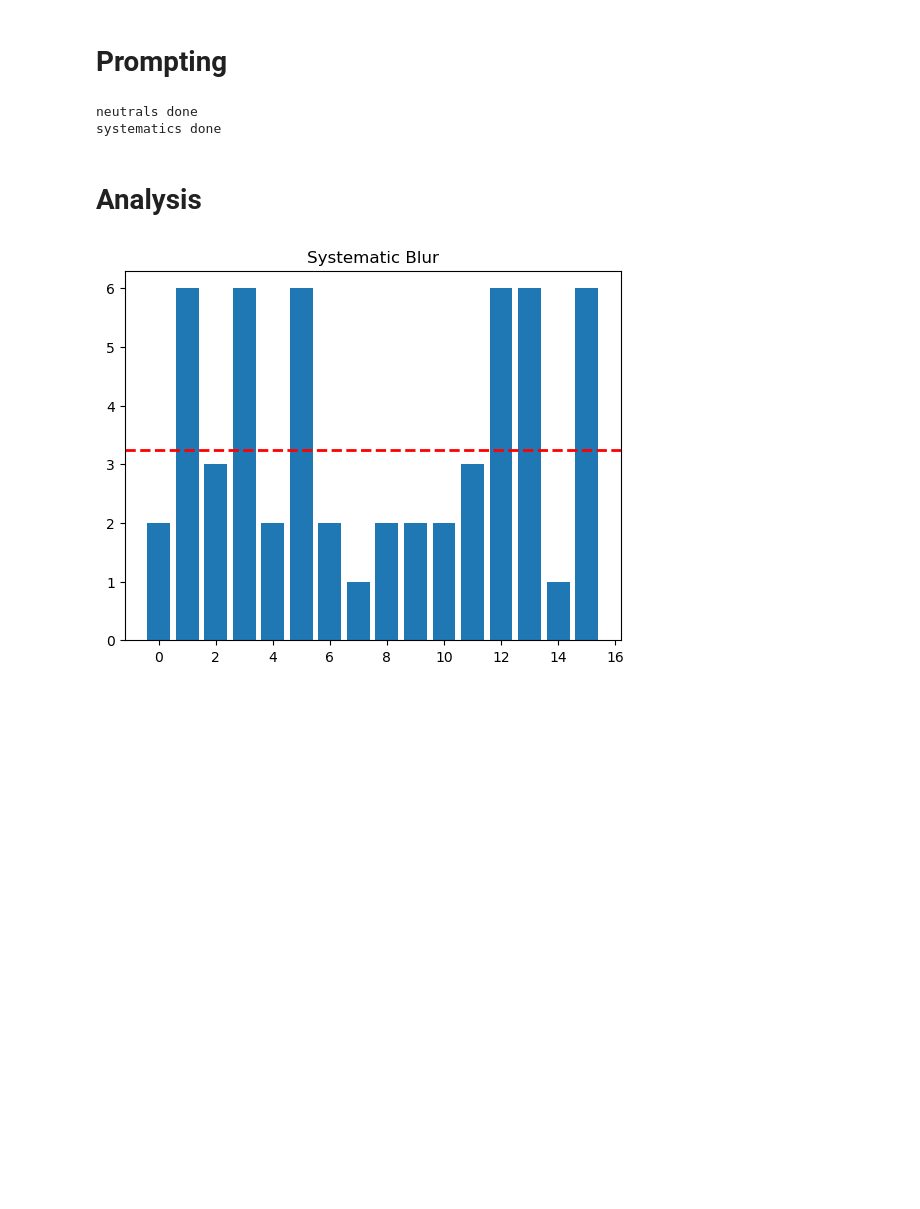
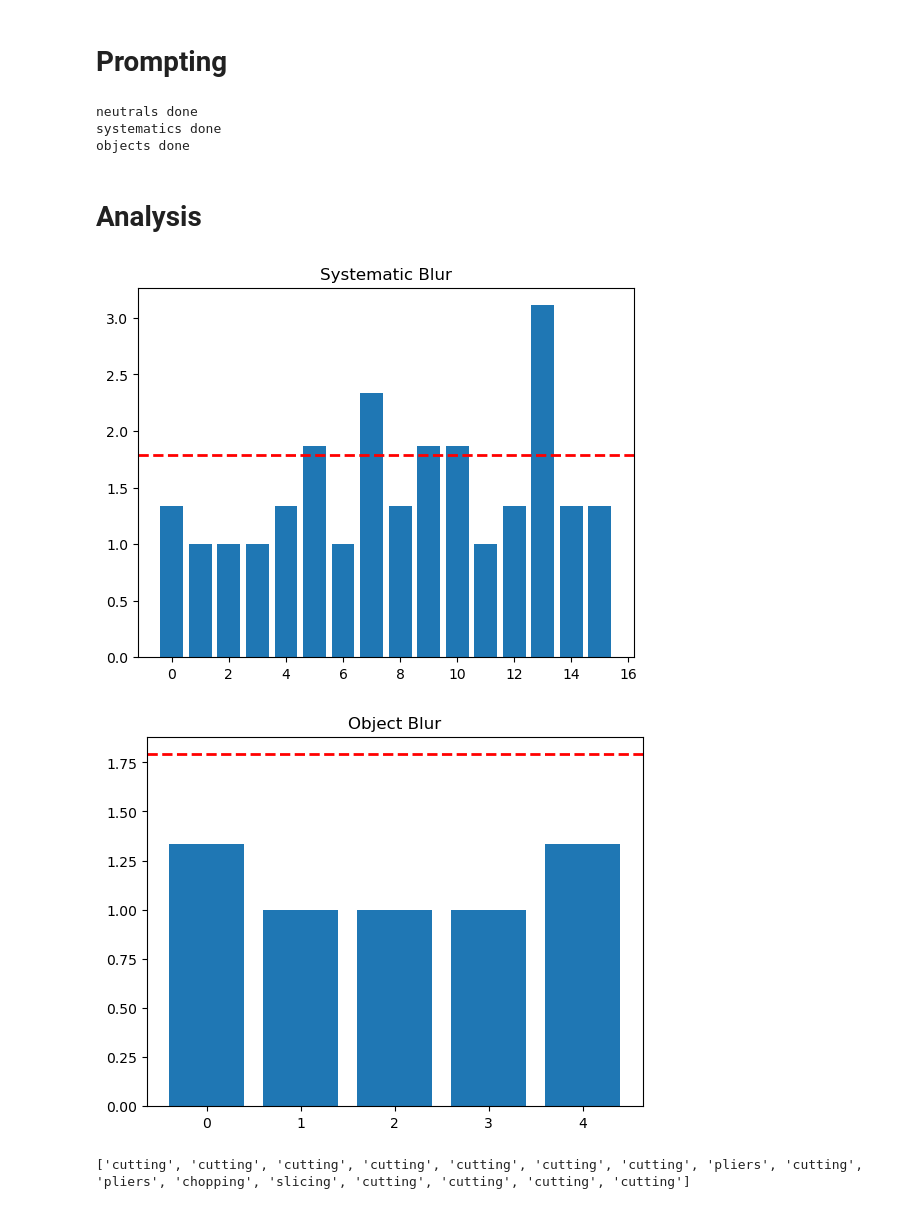
Before and after one commit to afie1d/hrc-uncertainty, a Jupyter notebook: src/main.ipynb, the cells around one changed output. Saved outputs shown, nothing was run; the diff lists cells and outputs as text; code cells hidden in the pictures; blank space fills up the shorter version.

```diff
--- a/src/main.ipynb
+++ b/src/main.ipynb
@@ -50,7 +56,7 @@ ans_diff_reasons = ["low quality image",
 # %%
 json_file = '/home/fieldaj1/thesis/data/VQA2.0/VQA_ans_diff_train.json'
 
-img_path = '/home/fieldaj1/thesis/data/VQA2.0/img/COCO_train2014_000000222629.jpg'
+img_path = '/home/fieldaj1/thesis/data/VQA2.0/img/COCO_train2014_000000001084.jpg'
 img = cv2.imread(img_path)
 image_rgb = cv2.cvtColor(img, cv2.COLOR_BGR2RGB)
 
@@ -76,22 +82,18 @@ def write_images(imgs, path_name, suffix):
 
     return paths
 # %%
-num_perturbations = 4
+num_perturbations = 8
 
 non_sems = non_semantic_transform(img)
 non_sem_paths = write_images(non_sems, "../data/out/nsem", ".jpg")
-
-# randoms = random_blur(img)
-# randoms_perturbed = [non_semantic_transform(r, n=num_perturbations) for r in randoms]
-# random_paths = [write_images(imgs, f"../data/out/rand-{j}-", ".jpg") for j, imgs in enumerate(randoms_perturbed)]
 
 systematics = systematic_blur(img)
 systematics_perturbed = [non_semantic_transform(s, n=num_perturbations) for s in systematics]
 systematic_paths = [write_images(imgs, f"../data/out/rand-{j}-", ".jpg") for j, imgs in enumerate(systematics_perturbed)]
 
-# objects = object_blur(img, det_model)
-# objects_perturbed = [non_semantic_transform(o, n=num_perturbations) for o in objects]
-# object_paths = [write_images(imgs, f"../data/out/rand-{j}-", ".jpg") for j, imgs in enumerate(objects_perturbed)]
+objects = object_blur(img, det_model)
+objects_perturbed = [non_semantic_transform(o, n=num_perturbations) for o in objects]
+object_paths = [write_images(imgs, f"../data/out/rand-{j}-", ".jpg") for j, imgs in enumerate(objects_perturbed)]
 # %%
 def pic_grid(imgs):
     fig, axes = plt.subplots(4, 4, figsize=(8, 8))
@@ -115,36 +118,34 @@ Systematic blur
 # %%
 neutral_responses = prompt_InstructBlip(non_sem_paths, len(non_sem_paths) * [prompt], processor, model)
 print('neutrals done')
-# random_responses = [prompt_InstructBlip(imgs, len(imgs) * [prompt], processor, model) for imgs in random_paths]
-# print('randoms done')
 systematic_responses = [prompt_InstructBlip(imgs, len(imgs) * [prompt], processor, model) for imgs in systematic_paths]
 print('systematics done')
-# object_responses = [prompt_InstructBlip(imgs, len(imgs) * [prompt], processor, model) for imgs in object_paths]
-# print('objects done')
+object_responses = [prompt_InstructBlip(imgs, len(imgs) * [prompt], processor, model) for imgs in object_paths]
+print('objects done')
 # %% [output]
 neutrals done
 systematics done
+objects done
 # %% [markdown]
 # Analysis
 # %%
 neutral_score = uncertainty_score(neutral_responses)
-# random_scores = [uncertainty_score(r) for r in random_responses]
 systematic_scores = [uncertainty_score(s) for s in systematic_responses]
-# object_scores = [uncertainty_score(o) for o in object_responses]
+object_scores = [uncertainty_score(o) for o in object_responses]
 # %%
-# plt.bar(range(len(random_scores)), random_scores)
-# plt.axhline(y=neutral_score, color='red', linestyle='--', linewidth=2)
-# plt.title('Random Blur')
-# plt.show()
-
 plt.bar(range(len(systematic_scores)), systematic_scores)
 plt.axhline(y=neutral_score, color='red', linestyle='--', linewidth=2)
 plt.title('Systematic Blur')
 plt.show()
 
-# plt.bar(range(len(object_scores)), object_scores)
-# plt.axhline(y=neutral_score, color='red', linestyle='--', linewidth=2)
-# plt.title('Object Blur')
-# plt.show()
+plt.bar(range(len(object_scores)), object_scores)
+plt.axhline(y=neutral_score, color='red', linestyle='--', linewidth=2)
+plt.title('Object Blur')
+plt.show()
 # %% [output]
-[figure, old version]
+[figure, new version]
+[figure, added]
+# %%
+print(neutral_responses)
+# %% [output]
+['cutting', 'cutting', 'cutting', 'cutting', 'cutting', 'cutting', 'cutting', 'pliers', 'cutting', 'pliers', 'chopping', 'slicing', 'cutting', 'cutting', 'cutting', 'cutting']
```
Also changed, not shown: parts of 6 cells of this notebook, 3 other files.
